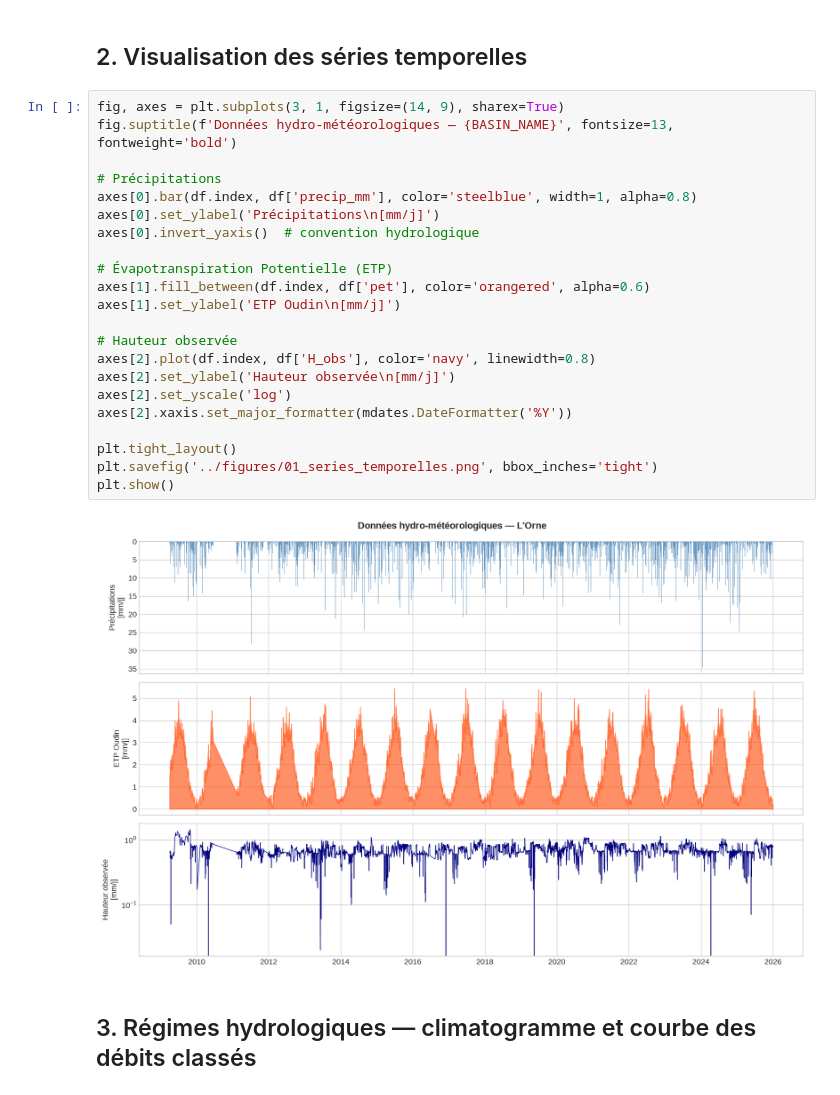
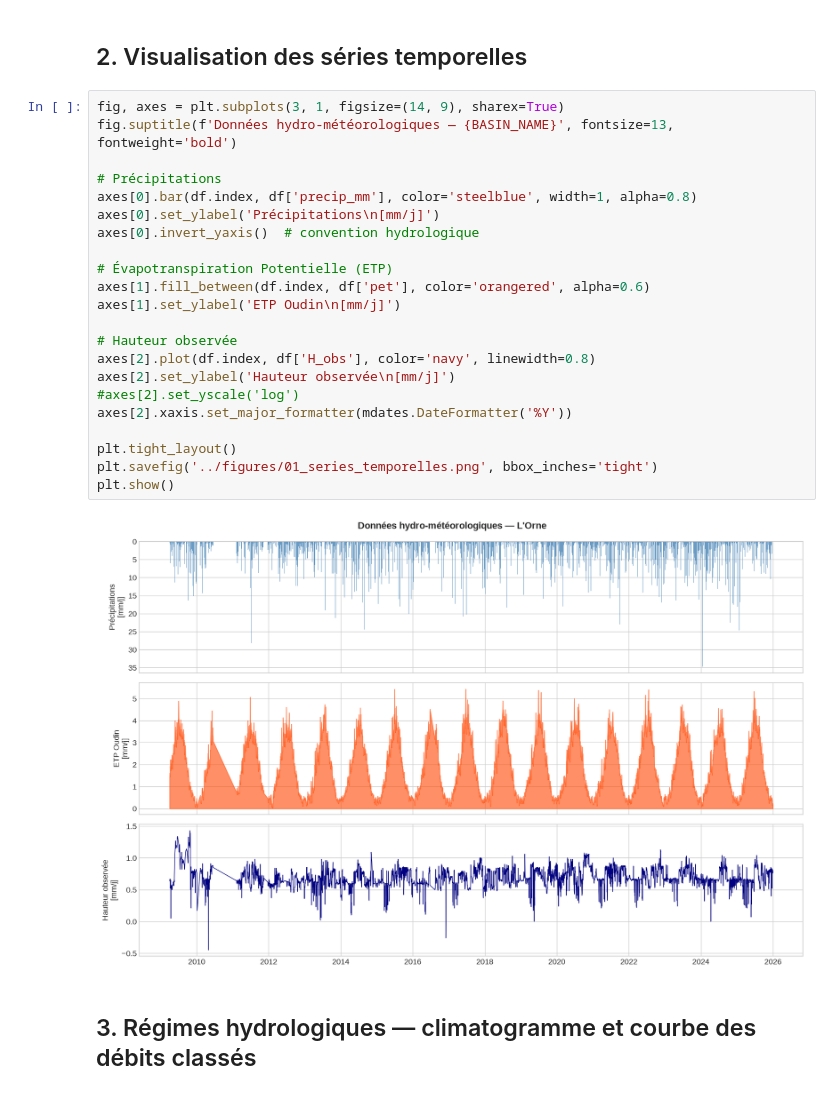
Before and after one commit to arthurleq/Modelisation-hydraulique, a Jupyter notebook: hydrometrie/notebooks/01_data_exploration.ipynb, the cells around one changed output. Saved outputs shown, nothing was run; the diff lists cells and outputs as text.

```diff
--- a/hydrometrie/notebooks/01_data_exploration.ipynb
+++ b/hydrometrie/notebooks/01_data_exploration.ipynb
@@ -104,27 +213,27 @@ Bilan hydrique annuel moyen :
 # %%
 fig, axes = plt.subplots(3, 1, figsize=(14, 9), sharex=True)
 fig.suptitle(f'Données hydro-météorologiques — {BASIN_NAME}', fontsize=13, fontweight='bold')
 
 # Précipitations
 axes[0].bar(df.index, df['precip_mm'], color='steelblue', width=1, alpha=0.8)
 axes[0].set_ylabel('Précipitations\n[mm/j]')
 axes[0].invert_yaxis()  # convention hydrologique
 
 # Évapotranspiration Potentielle (ETP)
 axes[1].fill_between(df.index, df['pet'], color='orangered', alpha=0.6)
 axes[1].set_ylabel('ETP Oudin\n[mm/j]')
 
 # Hauteur observée
 axes[2].plot(df.index, df['H_obs'], color='navy', linewidth=0.8)
 axes[2].set_ylabel('Hauteur observée\n[mm/j]')
-axes[2].set_yscale('log')
+#axes[2].set_yscale('log')
 axes[2].xaxis.set_major_formatter(mdates.DateFormatter('%Y'))
 
 plt.tight_layout()
 plt.savefig('../figures/01_series_temporelles.png', bbox_inches='tight')
 plt.show()
 # %% [output]
-[figure, old version]
+[figure, new version]
 # %% [markdown]
 ## 3. Régimes hydrologiques — climatogramme et courbe des débits classés
 # %%
```
Also changed, not shown: parts of 8 cells of this notebook.
